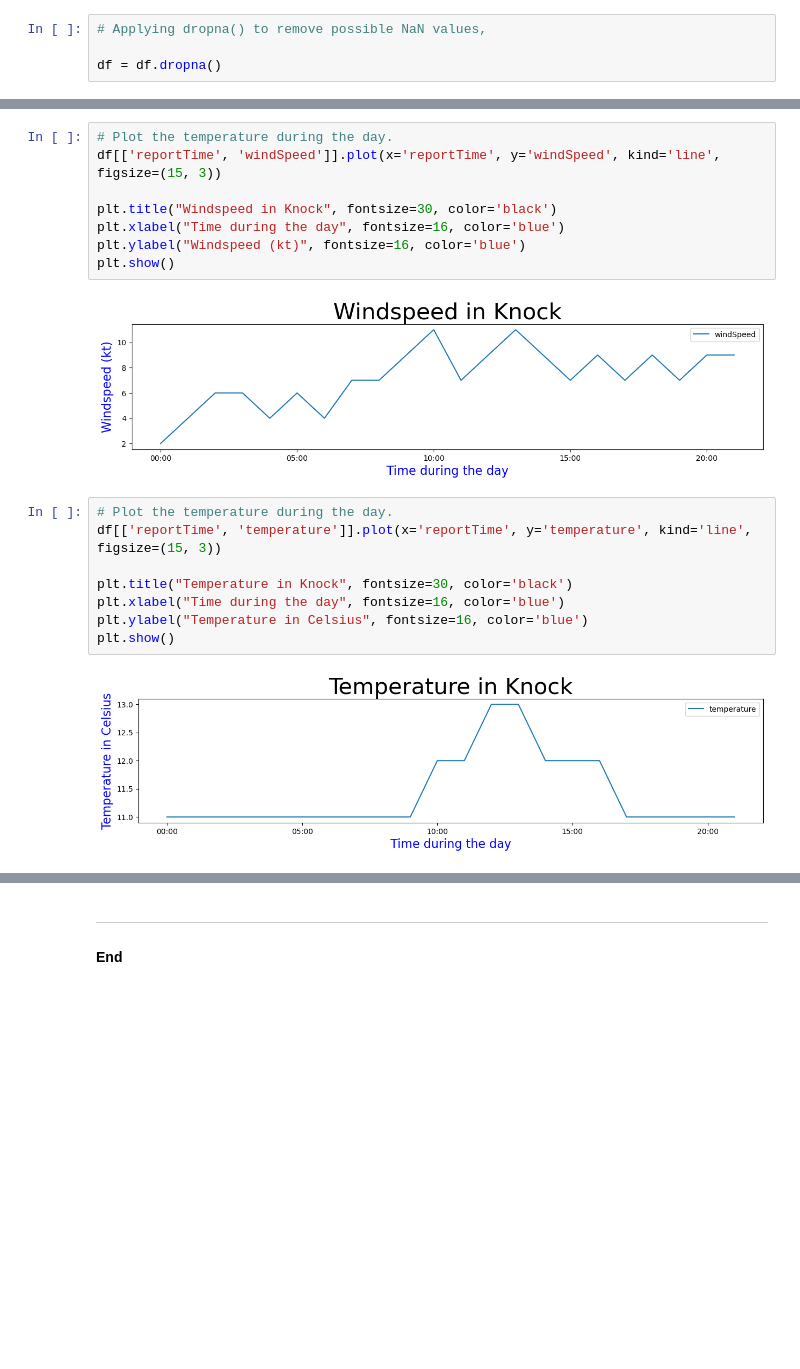
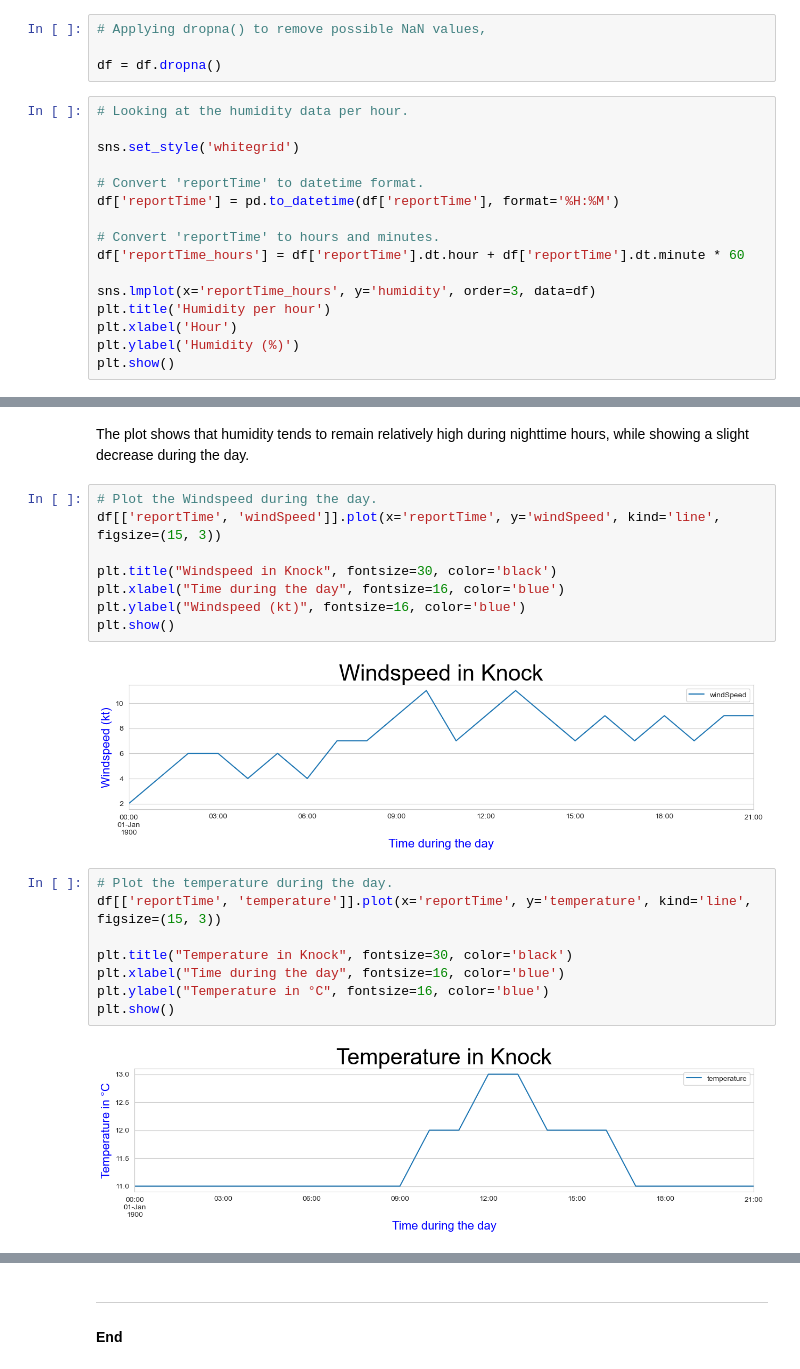
Before and after one commit to Jennyicano/computer_infrastructure, a Jupyter notebook: weather.ipynb, the cells around one changed output, grey strips where cells are left out. Saved outputs shown, nothing was run; the diff lists cells and outputs as text; blank space fills up the shorter version.

```diff
--- a/weather.ipynb
+++ b/weather.ipynb
@@ -215,3 +241,19 @@ df.describe()
 # Applying dropna() to remove possible NaN values,
 
 df = df.dropna()
+# %%
+# Looking at the humidity data per hour.
+
+sns.set_style('whitegrid')
+
+# Convert 'reportTime' to datetime format.
+df['reportTime'] = pd.to_datetime(df['reportTime'], format='%H:%M')
+
+# Convert 'reportTime' to hours and minutes.
+df['reportTime_hours'] = df['reportTime'].dt.hour + df['reportTime'].dt.minute * 60
+
+sns.lmplot(x='reportTime_hours', y='humidity', order=3, data=df)
+plt.title('Humidity per hour')
+plt.xlabel('Hour')
+plt.ylabel('Humidity (%)')
+plt.show()
@@ -218,5 +262,7 @@ df = df.dropna()
+# %% [markdown]
+The plot shows that humidity tends to remain relatively high during nighttime hours, while showing a slight decrease during the day.
 # %%
-# Plot the temperature during the day.
+# Plot the Windspeed during the day.
 df[['reportTime', 'windSpeed']].plot(x='reportTime', y='windSpeed', kind='line', figsize=(15, 3))
 
 plt.title("Windspeed in Knock", fontsize=30, color='black')
@@ -224,14 +270,14 @@ plt.xlabel("Time during the day", fontsize=16, color='blue')
 plt.ylabel("Windspeed (kt)", fontsize=16, color='blue')
 plt.show()
 # %% [output]
-[figure, old version]
+[figure, new version]
 # %%
 # Plot the temperature during the day.
 df[['reportTime', 'temperature']].plot(x='reportTime', y='temperature', kind='line', figsize=(15, 3))
 
 plt.title("Temperature in Knock", fontsize=30, color='black')
 plt.xlabel("Time during the day", fontsize=16, color='blue')
-plt.ylabel("Temperature in Celsius", fontsize=16, color='blue')
+plt.ylabel("Temperature in °C", fontsize=16, color='blue')
 plt.show()
 # %% [output]
-[figure, old version]
+[figure, new version]
```
Also changed, not shown: parts of 4 cells of this notebook, 1 other file.
